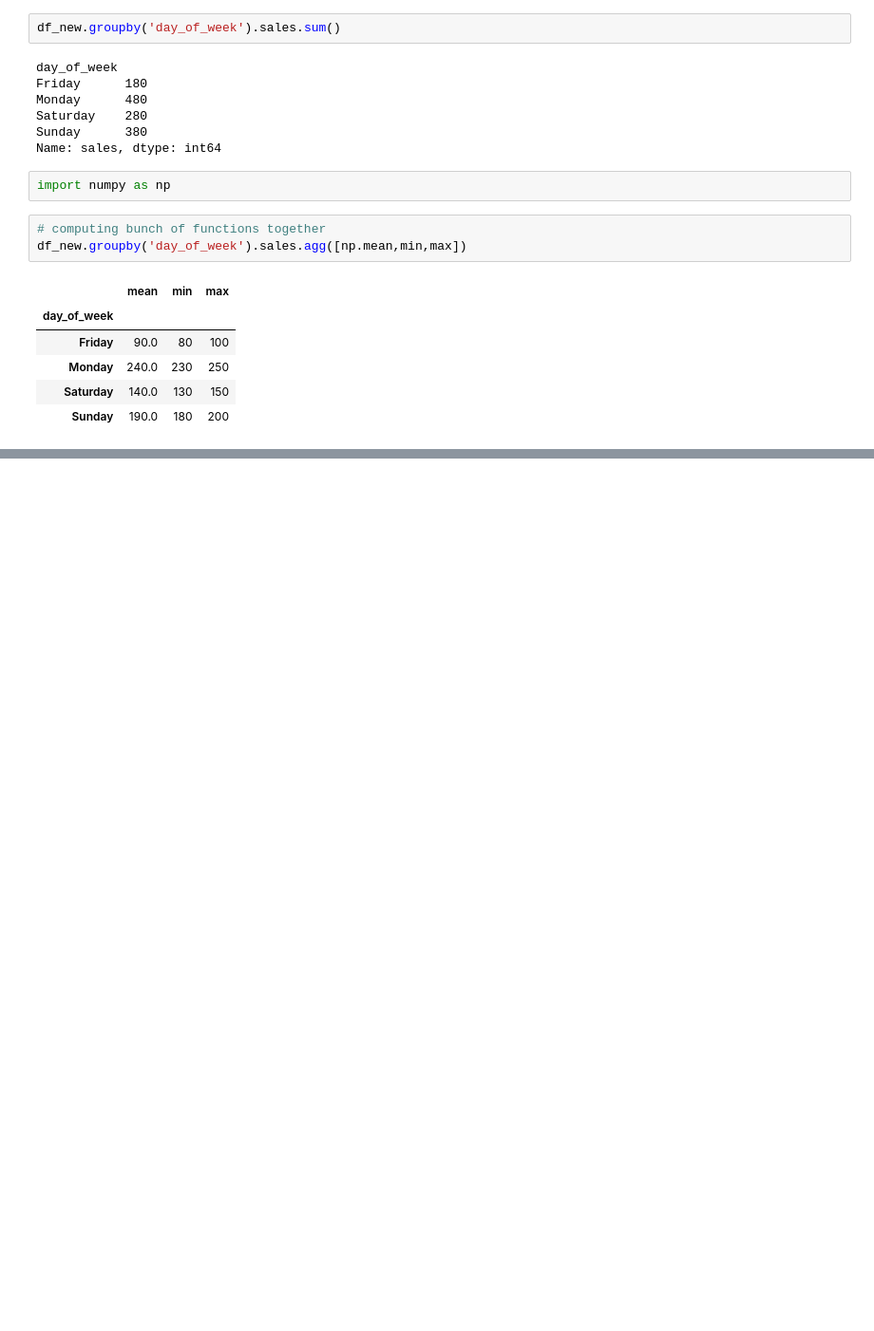
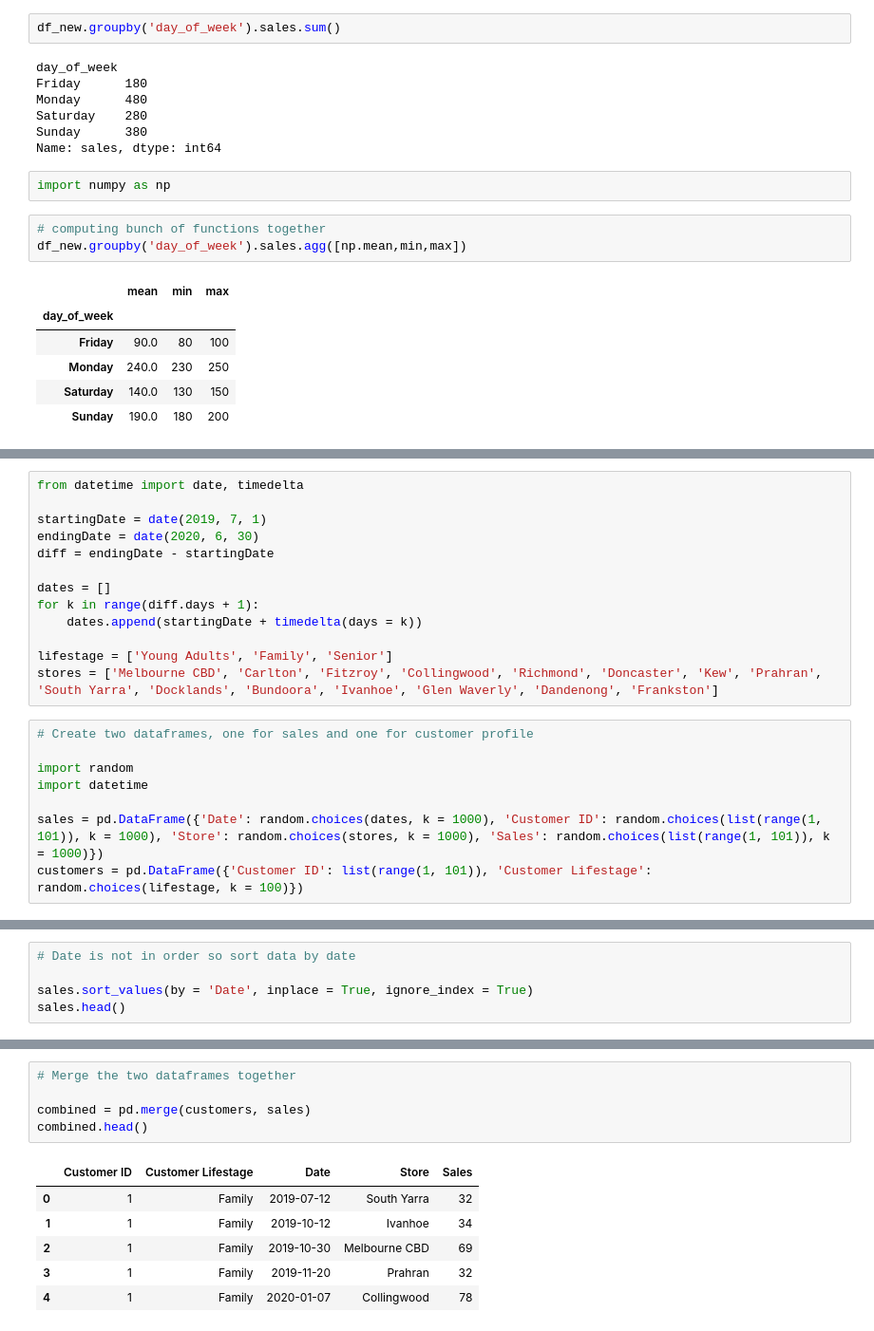
Before and after one commit to Harshraj77/data_science_and_ml_learning, a Jupyter notebook: pandas/zero_to_hero.ipynb, the cells around one changed output, grey strips where cells are left out. Shown at 95% size. Cells and saved outputs as stored; diff of their text form; blank space fills up the shorter version.

Commit message:
added concat and merge

```diff
--- a/pandas/zero_to_hero.ipynb
+++ b/pandas/zero_to_hero.ipynb
@@ -762,0 +844,21 @@ df_new.groupby('day_of_week').sales.agg([np.mean,min,max])
+# %%
+from datetime import date, timedelta
+
+startingDate = date(2019, 7, 1)
+endingDate = date(2020, 6, 30)
+diff = endingDate - startingDate
+
+dates = []
+for k in range(diff.days + 1):
+    dates.append(startingDate + timedelta(days = k))
+
+lifestage = ['Young Adults', 'Family', 'Senior']
+stores = ['Melbourne CBD', 'Carlton', 'Fitzroy', 'Collingwood', 'Richmond', 'Doncaster', 'Kew', 'Prahran', 'South Yarra', 'Docklands', 'Bundoora', 'Ivanhoe', 'Glen Waverly', 'Dandenong', 'Frankston']
+# %%
+# Create two dataframes, one for sales and one for customer profile
+
+import random
+import datetime
+
+sales = pd.DataFrame({'Date': random.choices(dates, k = 1000), 'Customer ID': random.choices(list(range(1, 101)), k = 1000), 'Store': random.choices(stores, k = 1000), 'Sales': random.choices(list(range(1, 101)), k = 1000)})
+customers = pd.DataFrame({'Customer ID': list(range(1, 101)), 'Customer Lifestage': random.choices(lifestage, k = 100)})
@@ -762,0 +875,5 @@ df_new.groupby('day_of_week').sales.agg([np.mean,min,max])
+# %%
+# Date is not in order so sort data by date
+
+sales.sort_values(by = 'Date', inplace = True, ignore_index = True)
+sales.head()
@@ -762,0 +927,12 @@ df_new.groupby('day_of_week').sales.agg([np.mean,min,max])
+# %%
+# Merge the two dataframes together
+
+combined = pd.merge(customers, sales)
+combined.head()
+# %% [output]
+|  | Customer ID | Customer Lifestage | Date | Store | Sales |
+| 0 | 1 | Family | 2019-07-12 | South Yarra | 32 |
+| 1 | 1 | Family | 2019-10-12 | Ivanhoe | 34 |
+| 2 | 1 | Family | 2019-10-30 | Melbourne CBD | 69 |
+| 3 | 1 | Family | 2019-11-20 | Prahran | 32 |
+| 4 | 1 | Family | 2020-01-07 | Collingwood | 78 |
```
Also changed, not shown: parts of 23 cells of this notebook.
